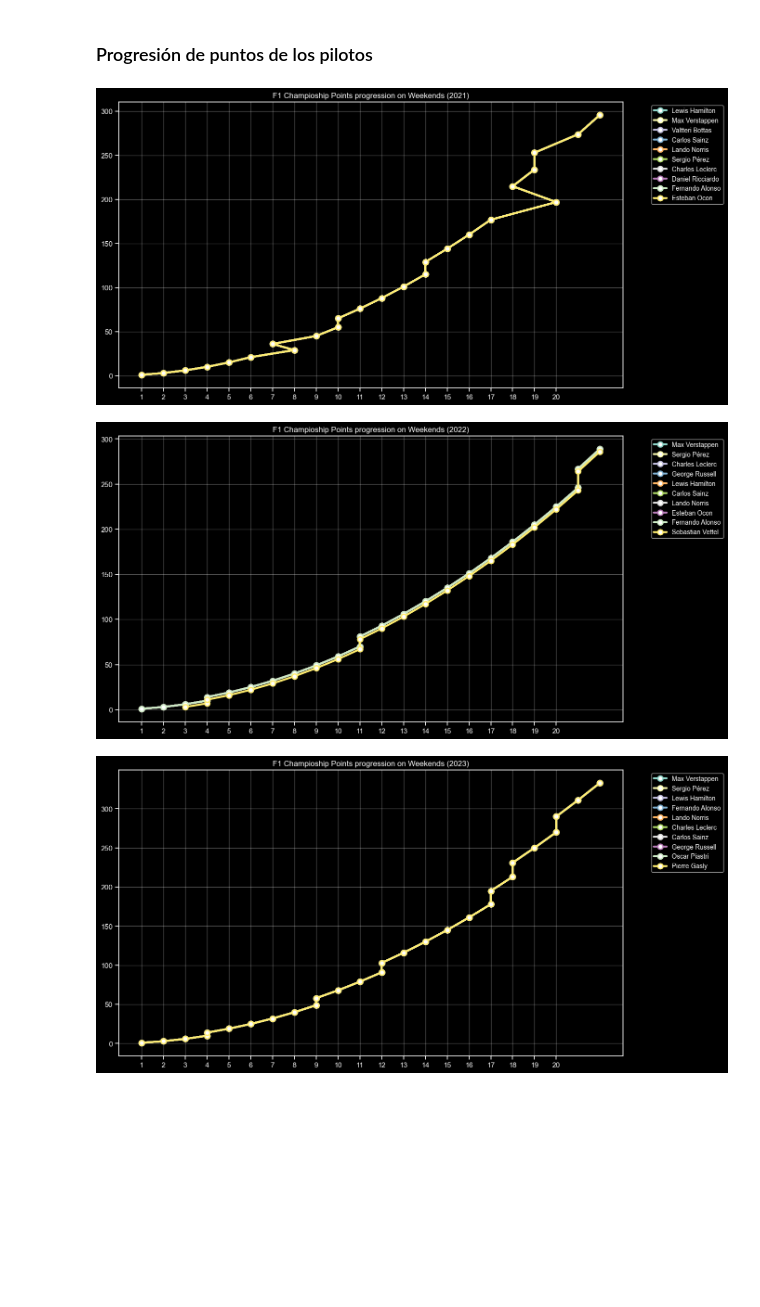
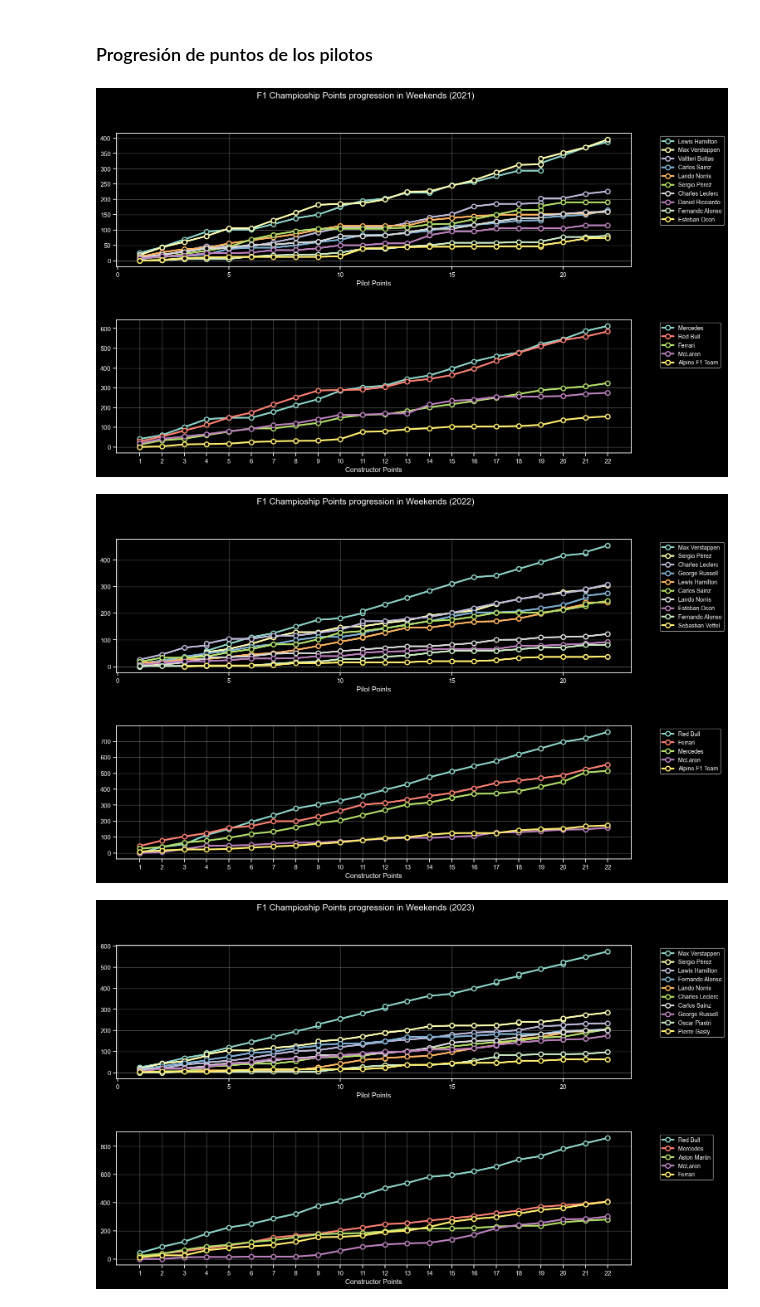
Before and after one commit to Sandovl0593/F1-database-Analysis, a Jupyter notebook: pyEDA.ipynb, the cells around one changed output. Drawn from its saved outputs; the diff is of its cells as text; code cells hidden in the pictures; blank space fills up the shorter version.

```diff
--- a/pyEDA.ipynb
+++ b/pyEDA.ipynb
@@ -347,7 +347,7 @@ plt.show()
 F1_colors_2 = ['#12142D', '#1B2B5A', '#6674A3', '#47C7FC']
 
 plt.figure(figsize=(12, 10))
-plt.suptitle(f'F1 How near is getting a 1rst position? ({year_start}-{max_year})')
+plt.suptitle(f'F1 How near had the pilots gotten a 1rst position? ({year_start}-{max_year})')
 cmap_palette = mcolors.LinearSegmentedColormap.from_list('f1_color', F1_colors_2)
 
 idx = 1
@@ -364,7 +364,7 @@ for year in range(year_start, max_year + 1):
 
     for _, row in filter_year_metrics.iterrows():
         plt.annotate(row['driver_name'].split()[-1],
-                    (row['norm_qual'] - 0.05, row['norm_fpos'] - 0.07),
+                    (row['norm_qual'] - 0.05, row['norm_fpos'] - 0.05),
                     fontsize=9, alpha=0.8)
     plt.colorbar(s, label='Performance Score')
     plt.grid(False)
@@ -384,31 +384,56 @@ plt.show()
 # %%
 for year in range(year_start, max_year + 1):
     filter_year = f1_EDA[f1_EDA["year"] == year]
     filter_year_metrics = final_metrics[final_metrics["year"] == year]
     top_drivers = filter_year_metrics["driver_name"].head(10)
 
-    plt.figure(figsize=(14, 8))
+    plt.figure(figsize=(16, 10))
+    plt.suptitle(f'F1 Champioship Points progression in Weekends ({year})', fontsize=15)
+
+    plt.subplot(2, 1, 1)
     colors = plt.cm.Set3(np.linspace(0, 1, len(top_drivers)))
-
     for i, driver in enumerate(top_drivers):
-        group_weekend = filter_year[filter_year['driver_name'] == driver]['WeekEnd']
+        group_weekend = filter_year[filter_year['driver_name'] == driver].sort_values('WeekEnd')
         prev = 0
         progression_points = []
+
         for _, row in group_weekend.iterrows():
-            prev += row["WeekEnd"]
+            prev += row["pilot_points"]
             progression_points.append(prev)
 
-        plt.plot(group_weekend, progression_points,
+        plt.plot(group_weekend['WeekEnd'], progression_points,
                 marker='o', linewidth=3, label=driver, markersize=8, color=colors[i],
-                markerfacecolor='white', markeredgewidth=2)
+                markerfacecolor='black', markeredgewidth=2)
 
+        plt.legend(bbox_to_anchor=(1.05, 1), loc='upper left', fontsize=10)
+        plt.grid(True, alpha=0.3)
+        plt.xlabel("Pilot Points")
 
-    plt.title(f'F1 Champioship Points progression on Weekends ({year})')
-    plt.legend(bbox_to_anchor=(1.05, 1), loc='upper left', fontsize=10)
-    plt.grid(True, alpha=0.3)
-    plt.xticks(range(1, ))
+    top_constructors = filter_year_metrics["constructor_name"].drop_duplicates().head()
+
+    plt.subplots_adjust(hspace=0.4)
+
+    plt.subplot(2, 1, 2)
+    colors = plt.cm.Set3(np.linspace(0, 1, len(top_constructors)))
+    for i, constr in enumerate(top_constructors):
+        group_weekend = filter_year[filter_year['constructor_name'] == constr].sort_values('WeekEnd')
+        sel_group_weekend = group_weekend[["WeekEnd", "constructor_points", "constructor_name"]].drop_duplicates()
+        prev = 0
+        progression_points = []
+        for _, row in sel_group_weekend.iterrows():
+            prev += row["constructor_points"]
+            progression_points.append(prev)
+
+        plt.plot(sel_group_weekend['WeekEnd'], progression_points,
+                marker='o', linewidth=3, label=constr, markersize=8, color=colors[i],
+                markerfacecolor='black', markeredgewidth=2)
+        plt.legend(bbox_to_anchor=(1.05, 1), loc='upper left', fontsize=10)
+        plt.grid(True, alpha=0.3)
+        plt.xlabel("Constructor Points")
+
+    plt.xticks(range(1, max(filter_year['WeekEnd']) + 1))
     plt.show()
 # %% [output]
-[figure, old version]
+[figure, new version]
-[figure, old version]
+[figure, new version]
-[figure, old version]
+[figure, new version]
```
Also changed, not shown: parts of 4 cells of this notebook.
